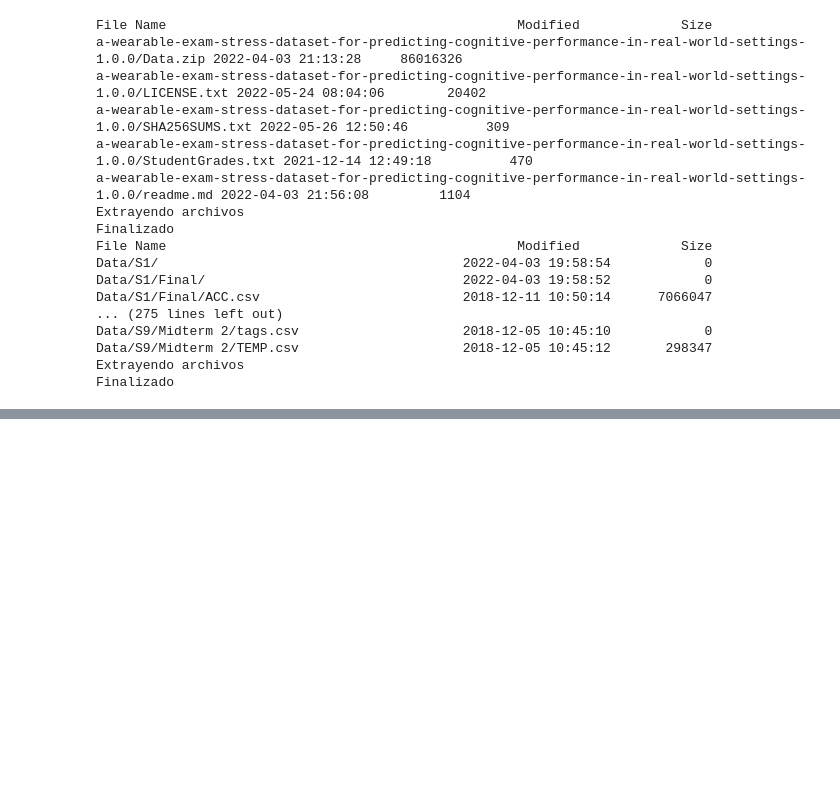
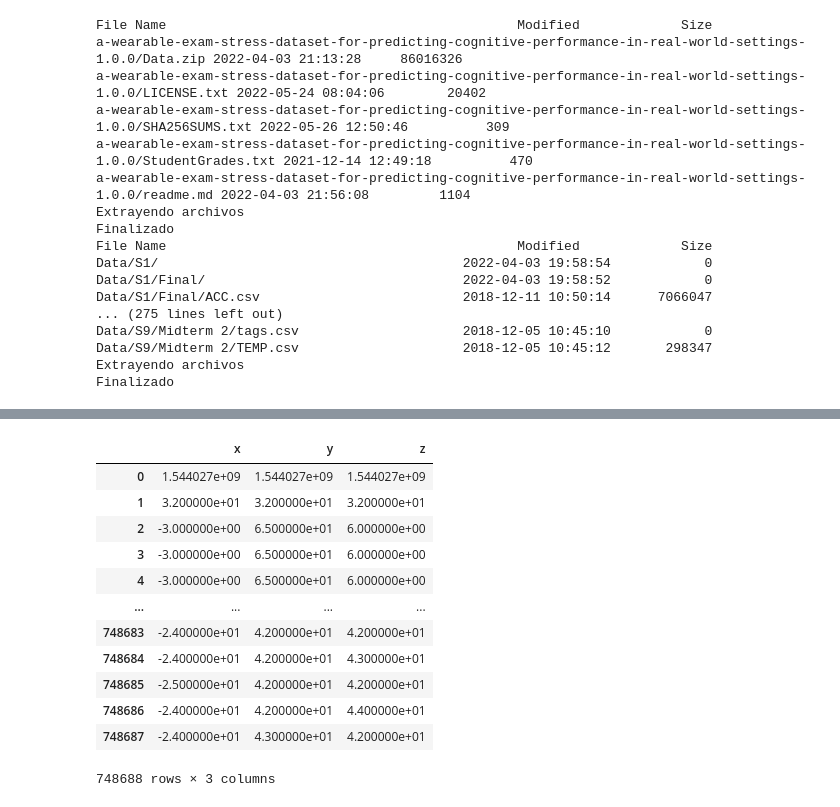
Before and after one commit to jsForeroBiomed/wearable-stress-exam-performance, a Jupyter notebook: Physiological-signals.ipynb, the cells around one changed output, grey strips where cells are left out. Cells and saved outputs as stored; diff of their text form; code cells hidden in the pictures; blank space fills up the shorter version.

```diff
--- a/Physiological-signals.ipynb
+++ b/Physiological-signals.ipynb
@@ -91,9 +89,5 @@ students_grades =
 # %%
-# Physiological variables
-physio_var = ['ACC', 'BVP', 'EDA', 'HR', 'IBI', 'TEMP']
-
-# Exam label
-exam_label = ['Midterm 1', 'Midterm 2', 'Final']
-
-# Students
-students = [f'S{i}' for i in range(1, 11)]
+physio_variables = [{'ACC': ['x', 'y', 'z']}, {'BVP': ['BVP']}, {'EDA': ['EDA']},
+                    {'HR': ['HR']}, {'IBI':['Time', 'Interval duration']}, {'TEMP':['TEMP']}]
+exam_list = ['Final', 'Midterm 1', 'Midterm 2']
+students_list = [f'S{i}' for i in range(1, 11)]
@@ -126,0 +97,13 @@ que ese diccionario tenga una key con el código del estudiante, y que el value
+# %%
+students_dict = {}
+for exam in exam_list:
+    print(exam)
+    s1[exam] = []
+    for n_variable in physio_variables:
+        for key, values in n_variable.items():
+            print(n_variable)
+            read_data = pd.read_csv(f'a-wearable-exam-stress-dataset-for-predicting-cognitive-performance-in-real-world-settings-1.0.0/'\
+                       f'Data/S1/{exam}/{key}.csv', names=values)
+            s1[exam].append(read_data)
+
+print(s1)
@@ -126,0 +128,16 @@ que ese diccionario tenga una key con el código del estudiante, y que el value
+# %%
+s1['Final'][0]
+# %% [output]
+|  | x | y | z |
+| 0 | 1.544027e+09 | 1.544027e+09 | 1.544027e+09 |
+| 1 | 3.200000e+01 | 3.200000e+01 | 3.200000e+01 |
+| 2 | -3.000000e+00 | 6.500000e+01 | 6.000000e+00 |
+| 3 | -3.000000e+00 | 6.500000e+01 | 6.000000e+00 |
+| 4 | -3.000000e+00 | 6.500000e+01 | 6.000000e+00 |
+| ... | ... | ... | ... |
+| 748683 | -2.400000e+01 | 4.200000e+01 | 4.200000e+01 |
+| 748684 | -2.400000e+01 | 4.200000e+01 | 4.300000e+01 |
+| 748685 | -2.500000e+01 | 4.200000e+01 | 4.200000e+01 |
+| 748686 | -2.400000e+01 | 4.200000e+01 | 4.400000e+01 |
+| 748687 | -2.400000e+01 | 4.300000e+01 | 4.200000e+01 |
+748688 rows × 3 columns
```
Also changed, not shown: parts of 8 cells of this notebook.
